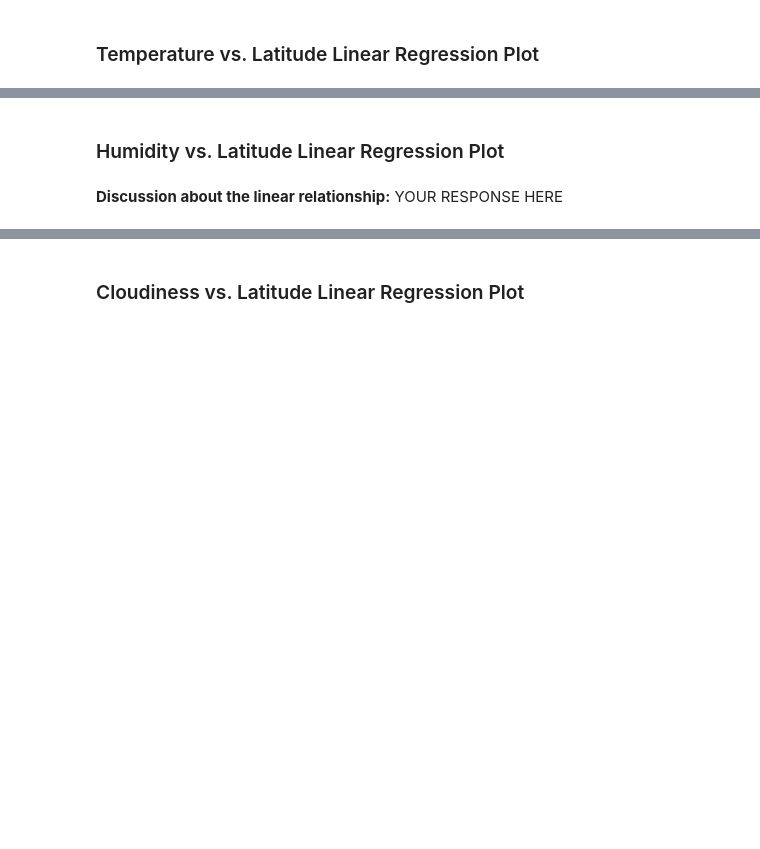
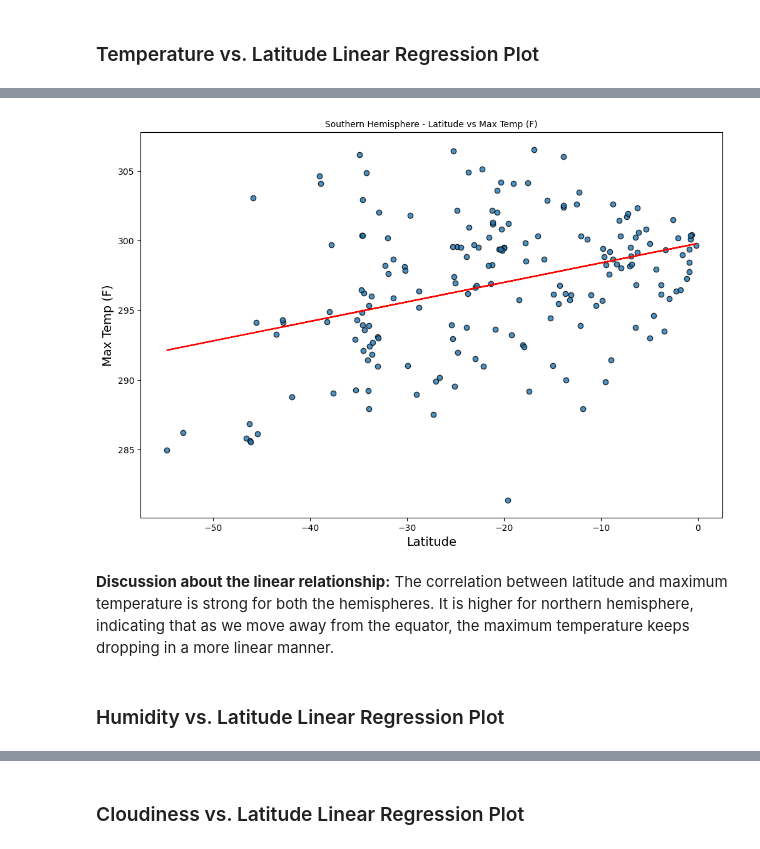
Before and after one commit to sonila15/python-api-challenge, a Jupyter notebook: WeatherPy/WeatherPy.ipynb, the cells around one changed output, grey strips where cells are left out. Drawn from its saved outputs; the diff is of its cells as text; code cells hidden in the pictures; blank space fills up the shorter version.

```diff
--- a/WeatherPy/WeatherPy.ipynb
+++ b/WeatherPy/WeatherPy.ipynb
@@ -325,6 +331,6 @@ NameError: name 'northern_hemi_df' is not defined
 # %%
 # Create a DataFrame with the Southern Hemisphere data (Latitude < 0)
-# YOUR CODE HERE
+southern_hemi_df = city_data_df.loc[city_data_df["Lat"] < 0]
 
 # Display sample data
 southern_hemi_df.head()
@@ -341,2 +357,14 @@ southern_hemi_df.head()
+# %%
+# Linear regression on Southern Hemisphere
+x_values = southern_hemi_df["Lat"]
+y_values = southern_hemi_df["Max Temp"]
+plot_linear_regression(x_values, y_values, "Latitude", "Max Temp (F)", "Southern", (10, 10))
+
+plt.savefig("./output_data/southern_hem_linear_lat_vs_max_temp.png", bbox_inches="tight")
+plt.show()
+# %% [output]
+[figure, added]
+# %% [markdown]
+**Discussion about the linear relationship:** The correlation between latitude and maximum temperature is strong for both the hemispheres. It is higher for northern hemisphere, indicating that as we move away from the equator, the maximum temperature keeps dropping in a more linear manner.
 # %% [markdown]
 ### Humidity vs. Latitude Linear Regression Plot
@@ -349,2 +370,0 @@ southern_hemi_df.head()
-# %% [markdown]
-**Discussion about the linear relationship:** YOUR RESPONSE HERE
```
Also changed, not shown: parts of 32 cells of this notebook, 14 other files.
